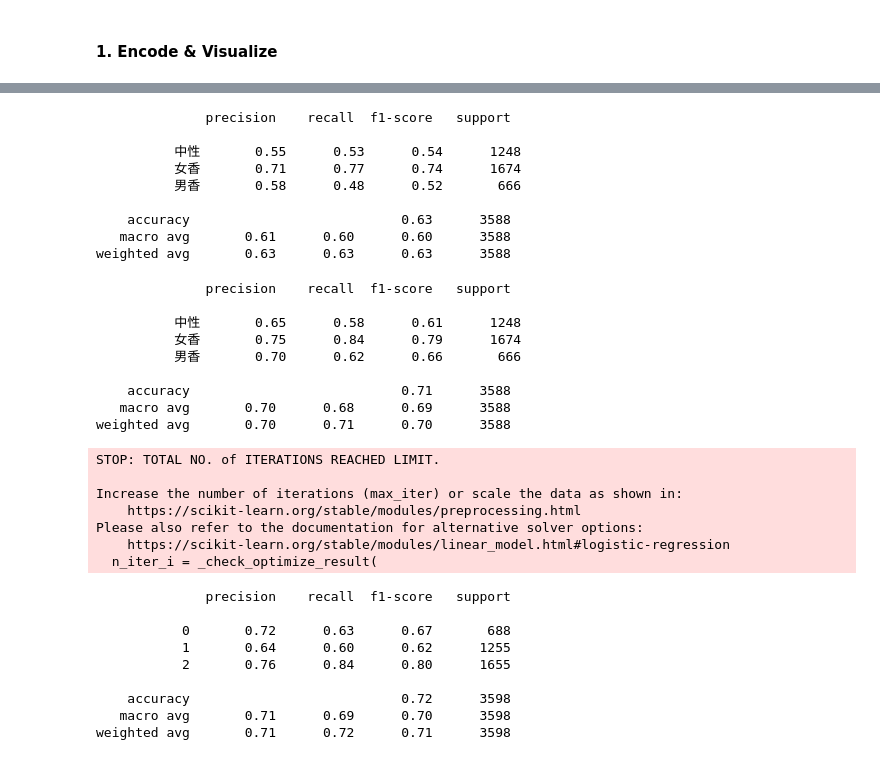
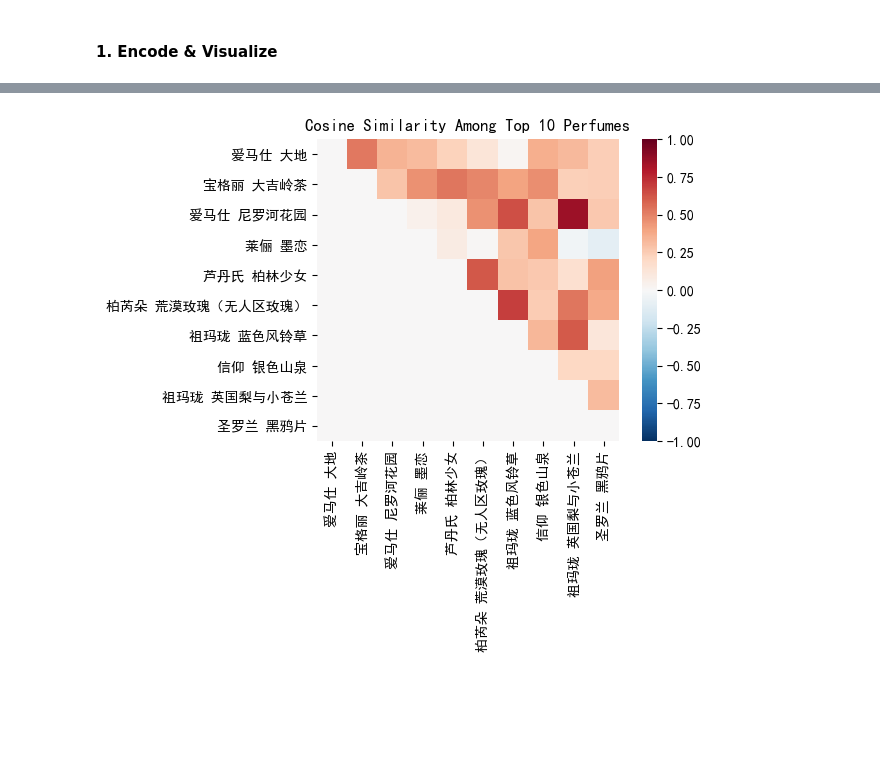
Before and after one commit to xinbo-w/Neural-Network-Sniffs, a Jupyter notebook: Perfume Modeling.ipynb, the cells around one changed output, grey strips where cells are left out. Cells and saved outputs as stored; diff of their text form; code cells hidden in the pictures; blank space fills up the shorter version.

```diff
--- a/Perfume Modeling.ipynb
+++ b/Perfume Modeling.ipynb
@@ -782,49 +441,9 @@ bench_train_x, bench_test_x, bench_train_y, bench_test_y = train_test_split(X, y
-# %%
-tree_benchmark = DecisionTreeClassifier(max_depth=20)
-tree_benchmark.fit(bench_train_x, bench_train_y)
-
-print(classification_report(bench_test_y, tree_benchmark.predict(bench_test_x)))
-# %% [output]
-              precision    recall  f1-score   support
-
-          中性       0.55      0.53      0.54      1248
-          女香       0.71      0.77      0.74      1674
-          男香       0.58      0.48      0.52       666
-
-    accuracy                           0.63      3588
-   macro avg       0.61      0.60      0.60      3588
-weighted avg       0.63      0.63      0.63      3588
-# %%
-logistic_benchmark = LogisticRegression()
-logistic_benchmark.fit(bench_train_x, bench_train_y)
-
-print(classification_report(bench_test_y, logistic_benchmark.predict(bench_test_x)))
-# %% [output]
-              precision    recall  f1-score   support
-
-          中性       0.65      0.58      0.61      1248
-          女香       0.75      0.84      0.79      1674
-          男香       0.70      0.62      0.66       666
-
-    accuracy                           0.71      3588
-   macro avg       0.70      0.68      0.69      3588
-weighted avg       0.70      0.71      0.70      3588
-STOP: TOTAL NO. of ITERATIONS REACHED LIMIT.
-
-Increase the number of iterations (max_iter) or scale the data as shown in:
-    https://scikit-learn.org/stable/modules/preprocessing.html
-Please also refer to the documentation for alternative solver options:
-    https://scikit-learn.org/stable/modules/linear_model.html#logistic-regression
-  n_iter_i = _check_optimize_result(
-# %%
-print(classification_report(test_y,model.predict(test_x).argmax(1)))
-# %% [output]
-              precision    recall  f1-score   support
-
-           0       0.72      0.63      0.67       688
-           1       0.64      0.60      0.62      1255
-           2       0.76      0.84      0.80      1655
-
-    accuracy                           0.72      3598
-   macro avg       0.71      0.69      0.70      3598
-weighted avg       0.71      0.72      0.71      3598
+# %%
+import seaborn as sns
+sns.heatmap(pair_cosine_dist.iloc[:10,:10], cmap='RdBu_r', vmin=-1, vmax=1, center=0, square=True)
+plt.title('Cosine Similarity Among Top 10 Perfumes')
+plt.xlabel(None)
+plt.ylabel(None)
+plt.show()
+# %% [output]
+[figure, added]
```
Also changed, not shown: parts of 55 cells of this notebook, 2 other files.
